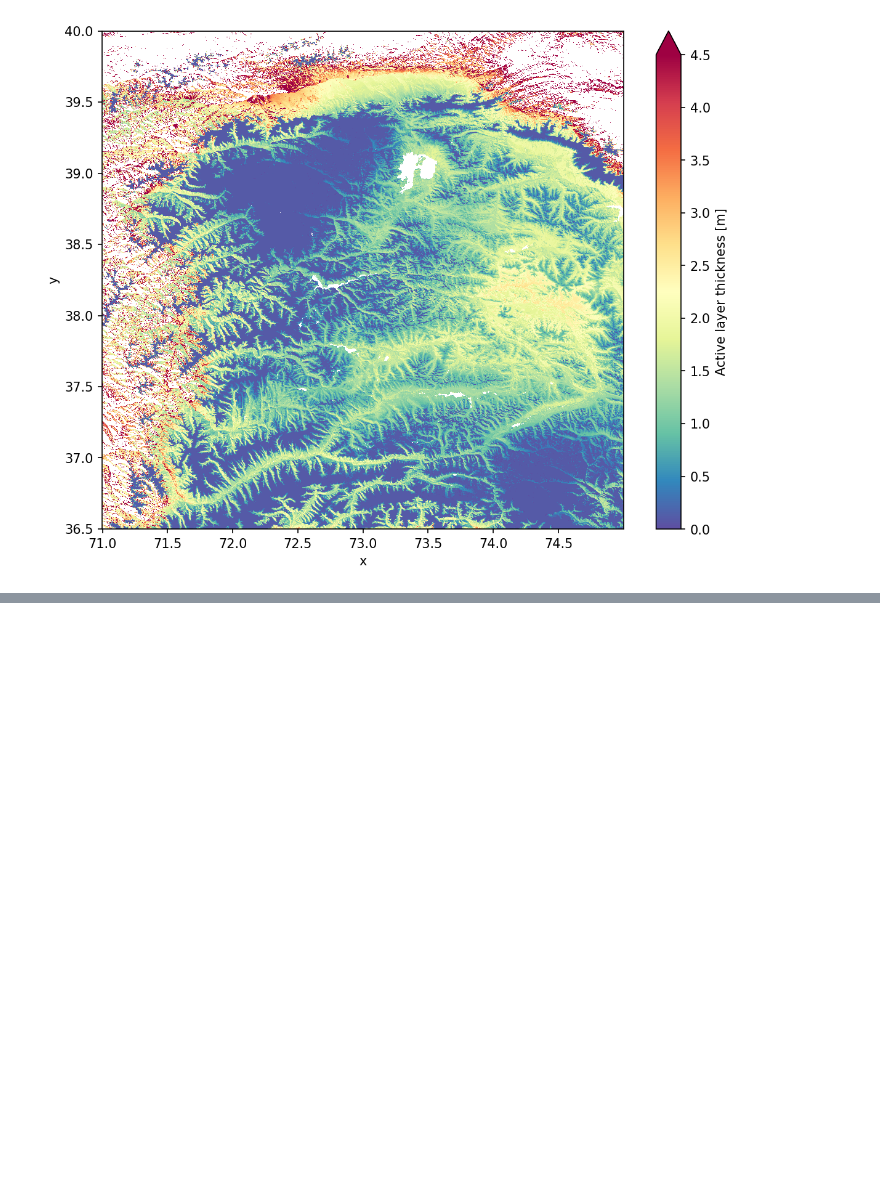
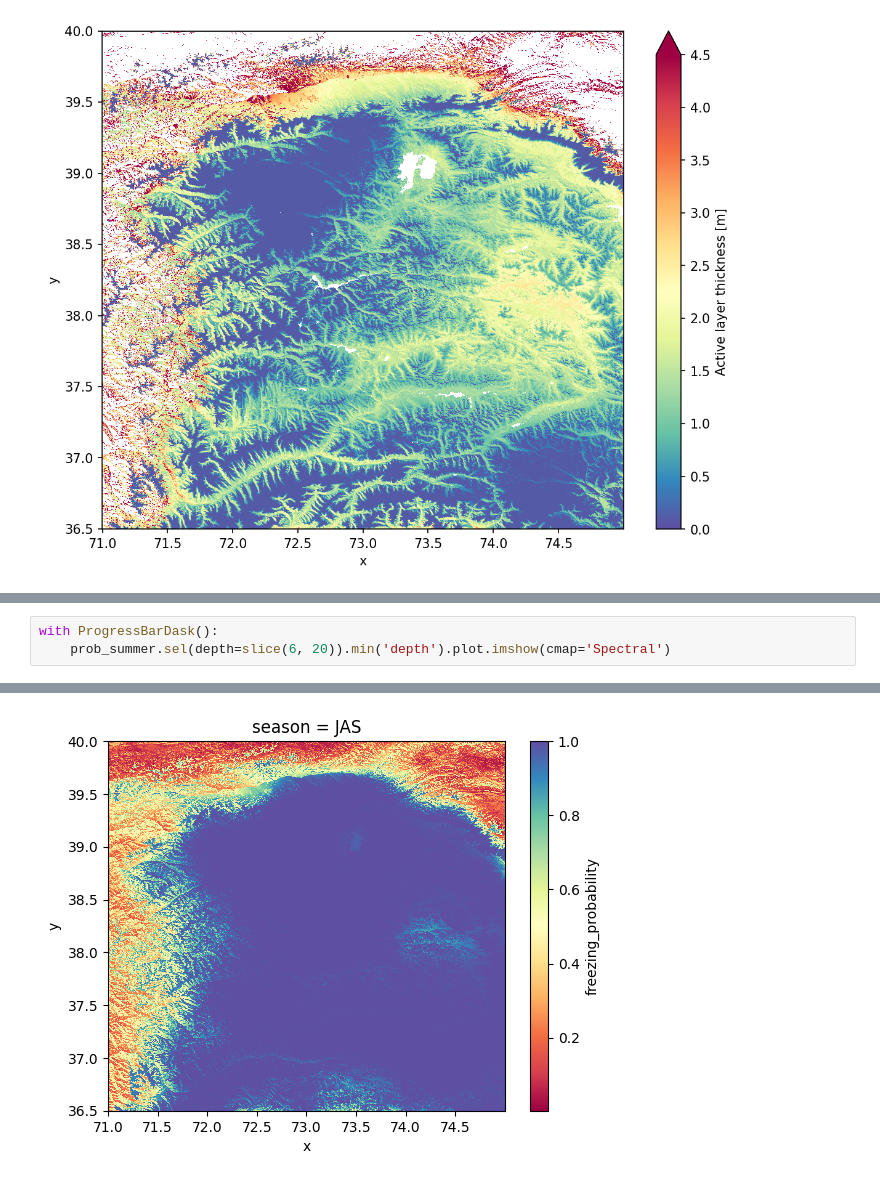
Before and after one commit to lukegre/pamir-MLpermafrost, a Jupyter notebook: notebooks/4_ngboost_single_depth/3_plot_results.ipynb, the cells around one changed output, grey strips where cells are left out. Drawn from its saved outputs; the diff is of its cells as text; blank space fills up the shorter version.

```diff
--- a/notebooks/4_ngboost_single_depth/3_plot_results.ipynb
+++ b/notebooks/4_ngboost_single_depth/3_plot_results.ipynb
@@ -158,0 +153,4 @@ da_uncert_summer[0].plot.imshow(robust=True)
+# %%
+with ProgressBarDask():
+    prob_summer.sel(depth=slice(6, 20)).min('depth').plot.imshow(cmap='Spectral')
+# %% [output]
@@ -158,0 +158 @@ da_uncert_summer[0].plot.imshow(robust=True)
+[figure, added]
```
Also changed, not shown: parts of 15 cells of this notebook, 5 other files.
